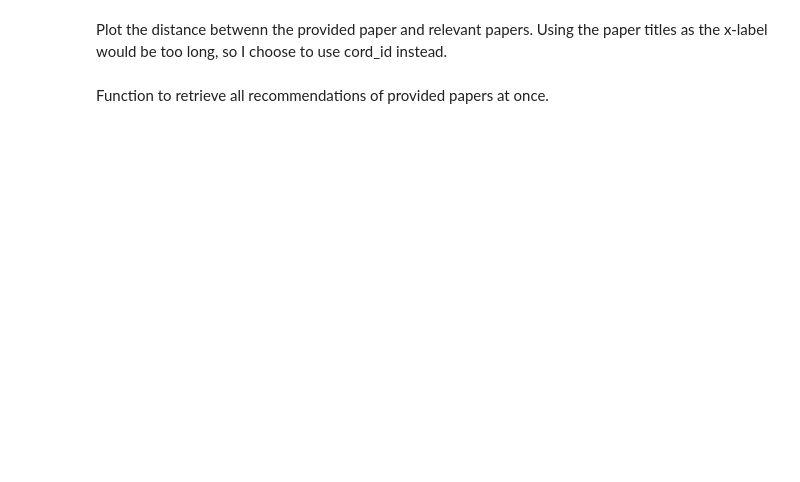
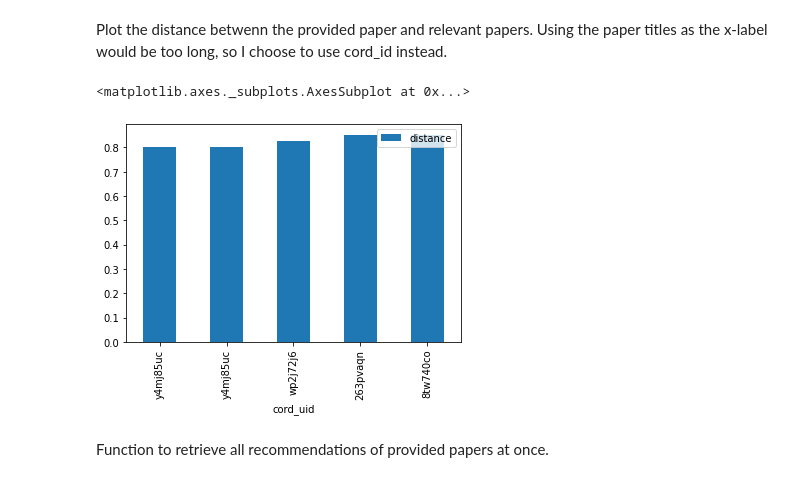
Before and after one commit to LawZhou/article-recommending-system, a Jupyter notebook: FinalProjectstarter.ipynb, the cells around one changed output. Saved outputs shown, nothing was run; the diff lists cells and outputs as text; code cells hidden in the pictures; blank space fills up the shorter version.

Commit message:
fix graph

```diff
--- a/FinalProjectstarter.ipynb
+++ b/FinalProjectstarter.ipynb
@@ -226,7 +285,7 @@ By visualizing the data, I find out that words directly related Covid-19 appears
 Since there are no easy ways to evaluate an unsupervised model, I only choose a small subset data as test set to test the functionality of the model.
 # %%
 from sklearn.model_selection import train_test_split
-train_df, test_df = train_test_split(proced_df, test_size=100, random_state=42)
+train_df, test_df = train_test_split(proced_df, test_size=50, random_state=42)
 # %%
 print(f"Training set shape: {train_df.shape}")
 print(f"Testing set shape: {test_df.shape}")
@@ -317,7 +395,10 @@ recommand_papers_filtered
 # %% [markdown]
 Plot the distance betwenn the provided paper and relevant papers. Using the paper titles as the x-label would be too long, so I choose to use cord_id instead.
 # %%
-recommand_papers.plot(x='cord_id', y='distance', kind='bar')
+recommand_papers.plot(x='cord_uid', y='distance', kind='bar')
+# %% [output]
+<matplotlib.axes._subplots.AxesSubplot at 0x...>
+[figure, added]
 # %% [markdown]
 Function to retrieve all recommendations of provided papers at once.
 # %%
```
Also changed, not shown: parts of 14 cells of this notebook.
